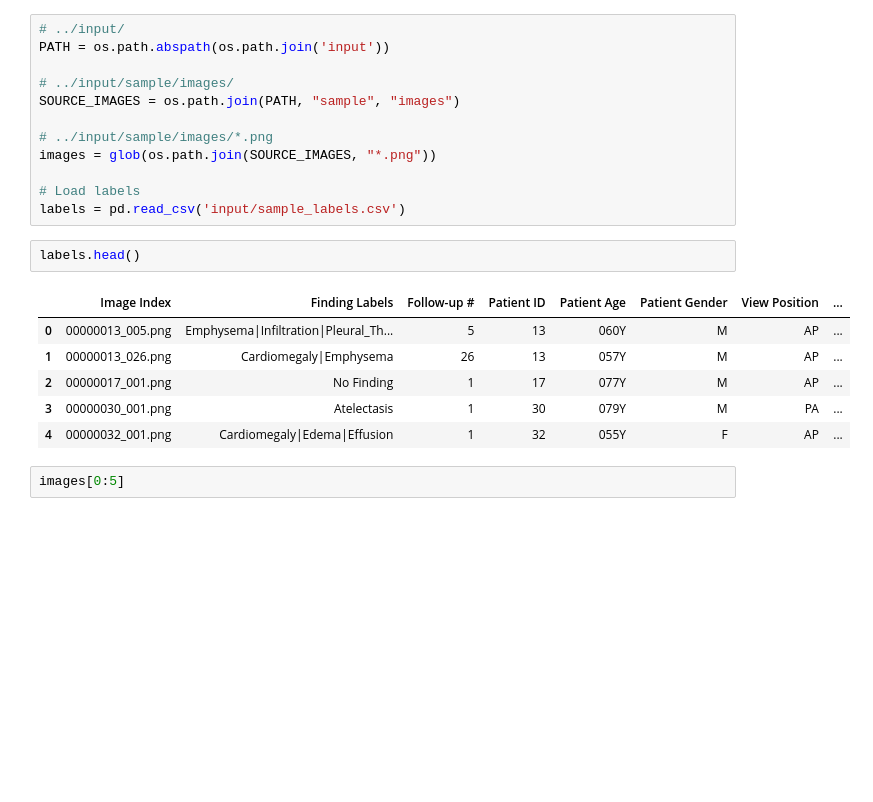
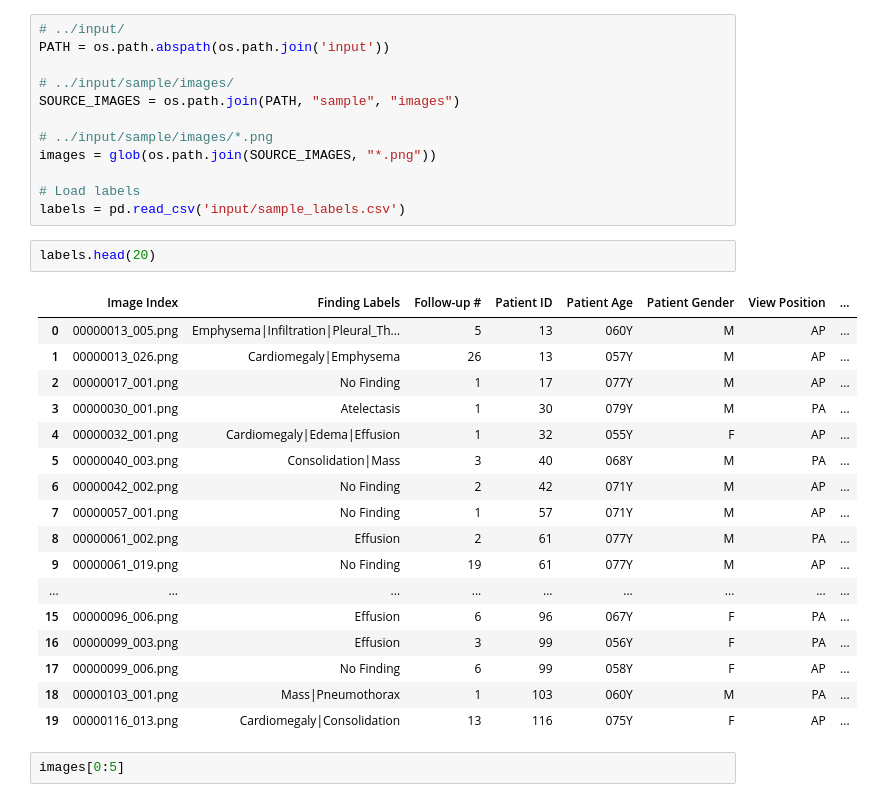
Before and after one commit to paulinaczheng/chest_xrays, a Jupyter notebook: Workflow.ipynb, the cells around one changed output. Saved outputs shown, nothing was run; the diff lists cells and outputs as text; blank space fills up the shorter version.

```diff
--- a/Workflow.ipynb
+++ b/Workflow.ipynb
@@ -40,14 +40,25 @@ images = glob(os.path.join(SOURCE_IMAGES, "*.png"))
 # Load labels
 labels = pd.read_csv('input/sample_labels.csv')
 # %%
-labels.head()
+labels.head(20)
 # %% [output]
 |  | Image Index | Finding Labels | Follow-up # | Patient ID | Patient Age | Patient Gender | View Position | ... |
 | 0 | 00000013_005.png | Emphysema|Infiltration|Pleural_Th... | 5 | 13 | 060Y | M | AP | ... |
 | 1 | 00000013_026.png | Cardiomegaly|Emphysema | 26 | 13 | 057Y | M | AP | ... |
 | 2 | 00000017_001.png | No Finding | 1 | 17 | 077Y | M | AP | ... |
 | 3 | 00000030_001.png | Atelectasis | 1 | 30 | 079Y | M | PA | ... |
 | 4 | 00000032_001.png | Cardiomegaly|Edema|Effusion | 1 | 32 | 055Y | F | AP | ... |
+| 5 | 00000040_003.png | Consolidation|Mass | 3 | 40 | 068Y | M | PA | ... |
+| 6 | 00000042_002.png | No Finding | 2 | 42 | 071Y | M | AP | ... |
+| 7 | 00000057_001.png | No Finding | 1 | 57 | 071Y | M | AP | ... |
+| 8 | 00000061_002.png | Effusion | 2 | 61 | 077Y | M | PA | ... |
+| 9 | 00000061_019.png | No Finding | 19 | 61 | 077Y | M | AP | ... |
+| ... | ... | ... | ... | ... | ... | ... | ... | ... |
+| 15 | 00000096_006.png | Effusion | 6 | 96 | 067Y | F | PA | ... |
+| 16 | 00000099_003.png | Effusion | 3 | 99 | 056Y | F | PA | ... |
+| 17 | 00000099_006.png | No Finding | 6 | 99 | 058Y | F | AP | ... |
+| 18 | 00000103_001.png | Mass|Pneumothorax | 1 | 103 | 060Y | M | PA | ... |
+| 19 | 00000116_013.png | Cardiomegaly|Consolidation | 13 | 116 | 075Y | F | AP | ... |
 # %%
 images[0:5]
 # %% [output]
```
Also changed, not shown: parts of 9 cells of this notebook, 1 other file.
